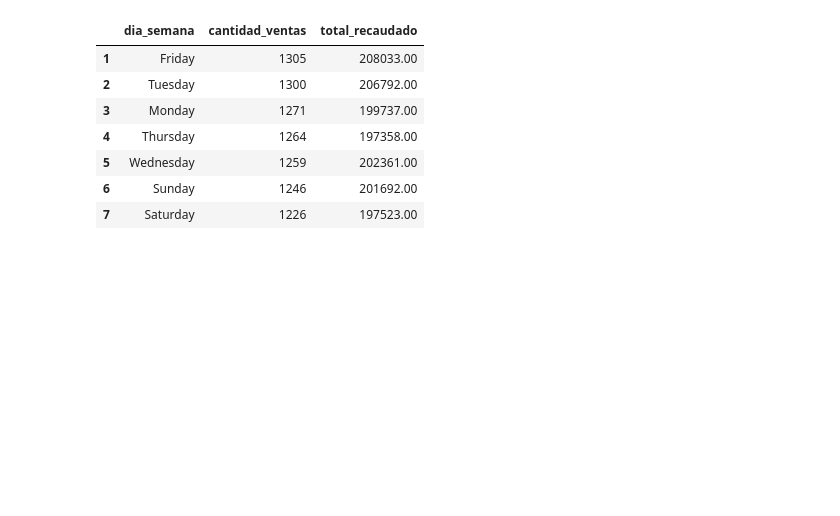
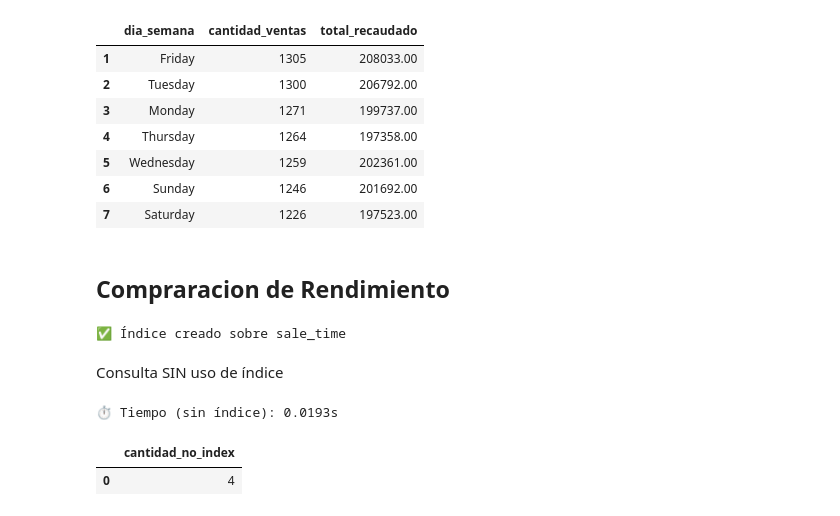
Before and after one commit to Zallmatt/proyecto_integrador_henry, a Jupyter notebook: analisis_ventas_completo.ipynb, the cells around one changed output. Drawn from its saved outputs; the diff is of its cells as text; code cells hidden in the pictures; blank space fills up the shorter version.

```diff
--- a/analisis_ventas_completo.ipynb
+++ b/analisis_ventas_completo.ipynb
@@ -403,3 +403,34 @@ df_dias
 | 5 | Wednesday | 1259 | 202361.00 |
 | 6 | Sunday | 1246 | 201692.00 |
 | 7 | Saturday | 1226 | 197523.00 |
+# %% [markdown]
+## Compraracion de Rendimiento
+# %%
+from sqlalchemy import text
+
+db.get_session().execute(text("CREATE INDEX idx_sale_time ON sales(sale_time);"))
+print("✅ Índice creado sobre sale_time")
+# %% [output]
+✅ Índice creado sobre sale_time
+# %% [markdown]
+Consulta SIN uso de índice
+# %%
+import time
+
+start = time.time()
+
+query_no_index = """
+SELECT COUNT(*) AS cantidad_no_index
+FROM sales
+WHERE CAST(customer_id AS CHAR) = '91038'
+"""
+
+df_no_index = db.run_query(query_no_index)
+
+end = time.time()
+print(f"⏱️ Tiempo (sin índice): {round(end - start, 4)}s")
+df_no_index
+# %% [output]
+⏱️ Tiempo (sin índice): 0.0193s
+|  | cantidad_no_index |
+| 0 | 4 |
```
Also changed, not shown: parts of 2 cells of this notebook, 5 other files.
